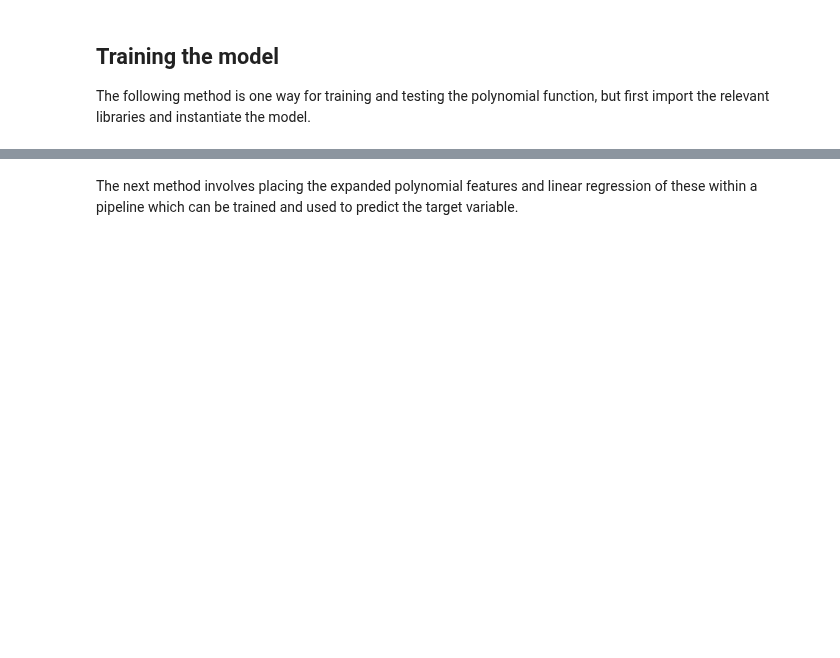
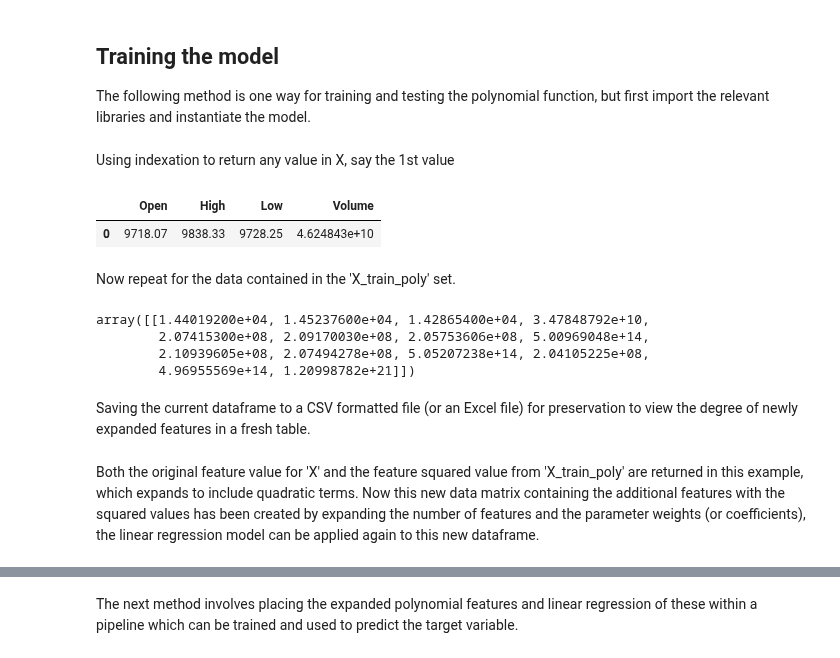
Before and after one commit to lynstanford/machine-learning-projects, a Jupyter notebook: machine-learning/polynomial_regression.ipynb, the cells around one changed output, grey strips where cells are left out. Saved outputs shown, nothing was run; the diff lists cells and outputs as text; code cells hidden in the pictures; blank space fills up the shorter version.

Commit message:
Poly Features
Update

```diff
--- a/machine-learning/polynomial_regression.ipynb
+++ b/machine-learning/polynomial_regression.ipynb
@@ -50,0 +63,18 @@ The following method is one way for training and testing the polynomial function
+# %% [markdown]
+Using indexation to return any value in X, say the 1st value
+# %%
+X[:1]
+# %% [output]
+|  | Open | High | Low | Volume |
+| 0 | 9718.07 | 9838.33 | 9728.25 | 4.624843e+10 |
+# %% [markdown]
+Now repeat for the data contained in the 'X_train_poly' set.
+# %%
+X_train_poly[:1]
+# %% [output]
+array([[1.44019200e+04, 1.45237600e+04, 1.42865400e+04, 3.47848792e+10,
+        2.07415300e+08, 2.09170030e+08, 2.05753606e+08, 5.00969048e+14,
+        2.10939605e+08, 2.07494278e+08, 5.05207238e+14, 2.04105225e+08,
+        4.96955569e+14, 1.20998782e+21]])
+# %% [markdown]
+Saving the current dataframe to a CSV formatted file (or an Excel file) for preservation to view the degree of newly expanded features in a fresh table.
@@ -51 +83,3 @@ The following method is one way for training and testing the polynomial function
+# %% [markdown]
+Both the original feature value for 'X' and the feature squared value from 'X_train_poly' are returned in this example, which expands to include quadratic terms. Now this new data matrix containing the additional features with the squared values has been created by expanding the number of features and the parameter weights (or coefficients), the linear regression model can be applied again to this new dataframe.
 # %%
```
Also changed, not shown: parts of 17 cells of this notebook, 2 other files.
